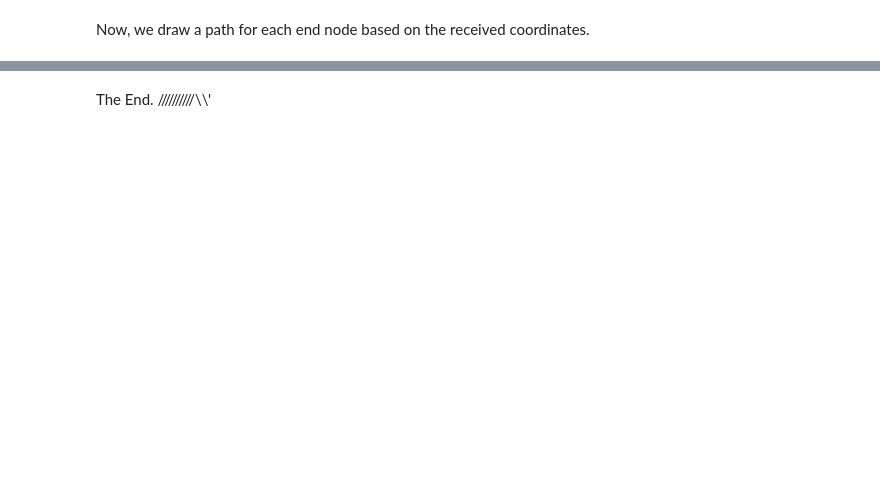
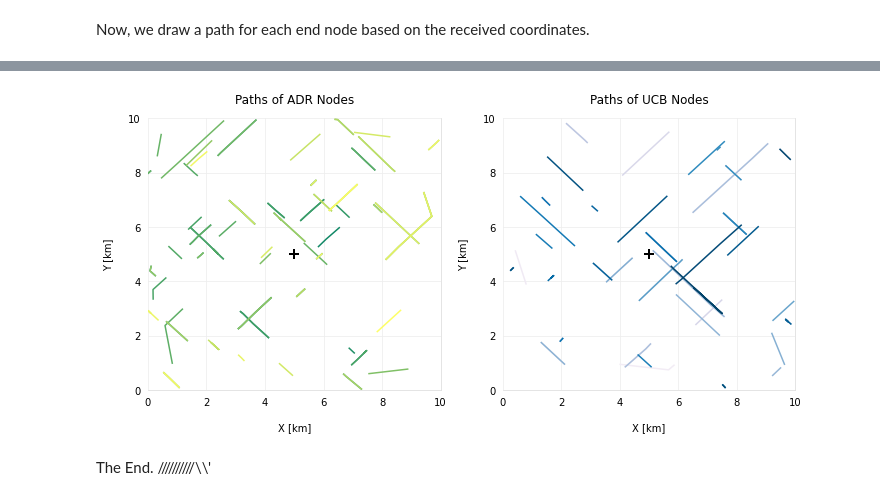
Before and after one commit to loraalex/LoBook, a Jupyter notebook: comparison/lora-adr-vs-ucb.ipynb, the cells around one changed output, grey strips where cells are left out. Saved outputs shown, nothing was run; the diff lists cells and outputs as text; code cells hidden in the pictures; blank space fills up the shorter version.

```diff
--- a/comparison/lora-adr-vs-ucb.ipynb
+++ b/comparison/lora-adr-vs-ucb.ipynb
@@ -429,2 +457,47 @@ plt.show()
+# %%
+adr_unique_ens = len(adr_uplink_messages.node_id.unique())
+ucb_unique_ens = len(ucb_uplink_messages.node_id.unique())
+adr_cmap = mpl.cm.summer
+ucb_cmap = mpl.cm.get_cmap('PuBu')
+xlim = 10
+ylim = 10
+
+fig, axis = plt.subplots(nrows=1, ncols=2, figsize=(10,5))
+
+for i in range(0, adr_unique_ens):
+    adr_data = adr_uplink_messages[adr_uplink_messages.node_id == adr_uplink_messages.node_id[i]]
+    axis[0].plot(adr_data.x, adr_data.y, color=adr_cmap(i / unique_ens))
+
+for i in range(0, ucb_unique_ens):
+    ucb_data = ucb_uplink_messages[ucb_uplink_messages.node_id == ucb_uplink_messages.node_id[i]]
+    axis[1].plot(ucb_data.x, ucb_data.y, color=ucb_cmap(i / unique_ens))
+
+# Add Access Point
+axis[0].plot(xlim / 2, ylim / 2, '+', mew=10, ms=2, color='black')
+axis[1].plot(xlim / 2, ylim / 2, '+', mew=10, ms=2, color='black')
+# ax.plot(xlim / 2 + 5, ylim / 2 - 5, 'X', mew=10, ms=2, color='black')
+
+for i in range(2):
+    axis[i].set_xlim([0,xlim])
+    axis[i].set_ylim([0,ylim])
+    axis[i].spines['top'].set_visible(False)
+    axis[i].spines['right'].set_color('#dddddd')
+    axis[i].spines['left'].set_visible(False)
+    axis[i].spines['bottom'].set_color('#dddddd')
+    axis[i].tick_params(bottom=False, left=False)
+    axis[i].set_axisbelow(True)
+    axis[i].yaxis.grid(True, color='#eeeeee')
+    axis[i].xaxis.grid(True, color='#eeeeee')
+    axis[i].set_xlabel('X [km]', labelpad=15)
+    axis[i].set_ylabel('Y [km]', labelpad=15)
+
+axis[0].set_title('Paths of ADR Nodes', pad=15)
+axis[1].set_title('Paths of UCB Nodes', pad=15)
+
+fig.tight_layout()
+
+fig.savefig(f'adr-ucb-paths.{output_format}', dpi=300)
+# %% [output]
+[figure, added]
 # %% [markdown]
 The End. //////////\\\\'
```
Also changed, not shown: parts of 41 cells of this notebook, 5 other files.
